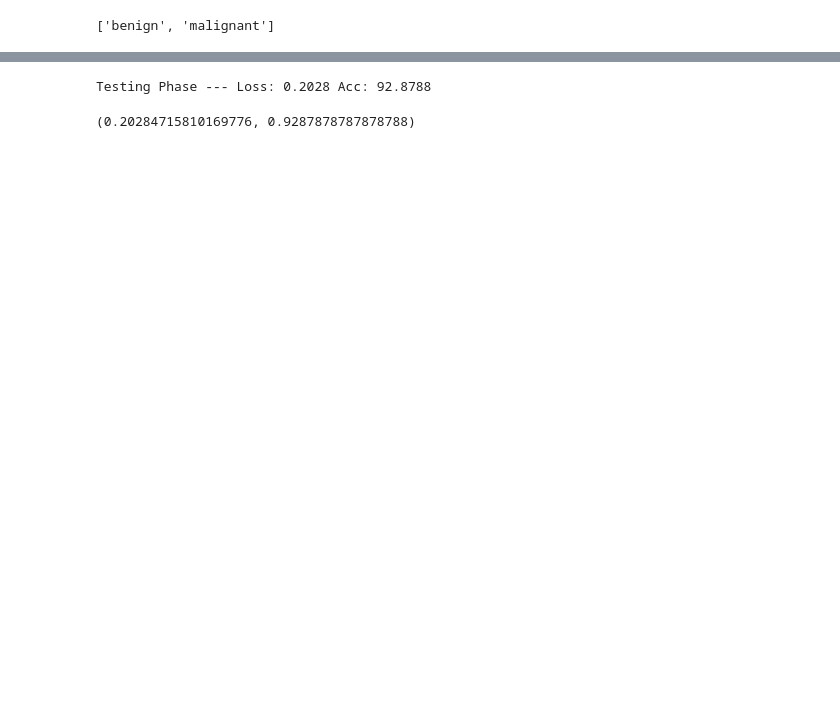
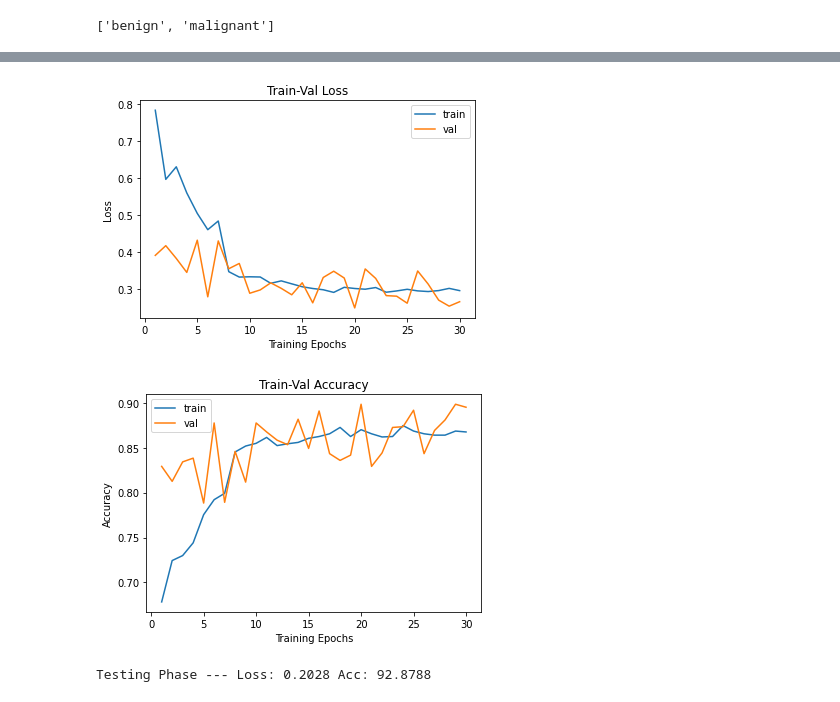
Before and after one commit to ahmed-mehanna-1/skin-cancer-classification, a Jupyter notebook: Skin_Cancer.ipynb, the cells around one changed output, grey strips where cells are left out. Cells and saved outputs as stored; diff of their text form; code cells hidden in the pictures; blank space fills up the shorter version.

```diff
--- a/Skin_Cancer.ipynb
+++ b/Skin_Cancer.ipynb
@@ -166,5 +182,5 @@ loss_func = nn.CrossEntropyLoss()
 optimizer = optim.SGD(model.parameters(), lr=0.001, momentum=0.9)
 exp_lr_scheduler = lr_scheduler.StepLR(optimizer, step_size=7, gamma=0.1)
 # %%
-model_ft = train_model(model, train_dl, val_dl, loss_func, optimizer, exp_lr_scheduler, num_epochs=25)
+model_ft, loss_history, metric_history = train_model(model, train_dl, val_dl, loss_func, optimizer, exp_lr_scheduler, num_epochs=30)
 # %% [output]
@@ -188,5 +216,28 @@ Best val Acc: 0.866667
+# %%
+def plot_loss(loss_hist, metric_hist):
+    num_epochs= len(loss_hist["train"])
+
+    plt.title("Train-Val Loss")
+    plt.plot(range(1,num_epochs+1),loss_hist["train"],label="train")
+    plt.plot(range(1,num_epochs+1),loss_hist["val"],label="val")
+    plt.ylabel("Loss")
+    plt.xlabel("Training Epochs")
+    plt.legend()
+    plt.show()
+
+    plt.title("Train-Val Accuracy")
+    plt.plot(range(1,num_epochs+1), metric_hist["train"],label="train")
+    plt.plot(range(1,num_epochs+1), metric_hist["val"],label="val")
+    plt.ylabel("Accuracy")
+    plt.xlabel("Training Epochs")
+    plt.legend()
+    plt.show()
+# %%
+plot_loss(loss_history, metric_history)
+# %% [output]
+[figure, added]
+[figure, added]
 # %%
-test(model, loss_func, test_dl)
+test_loss, test_acc, preds, gr_th = test(model, loss_func, test_dl)
 # %% [output]
 Testing Phase --- Loss: 0.2028 Acc: 92.8788
-(0.20284715810169776, 0.9287878787878788)
```
Also changed, not shown: parts of 9 cells of this notebook.
